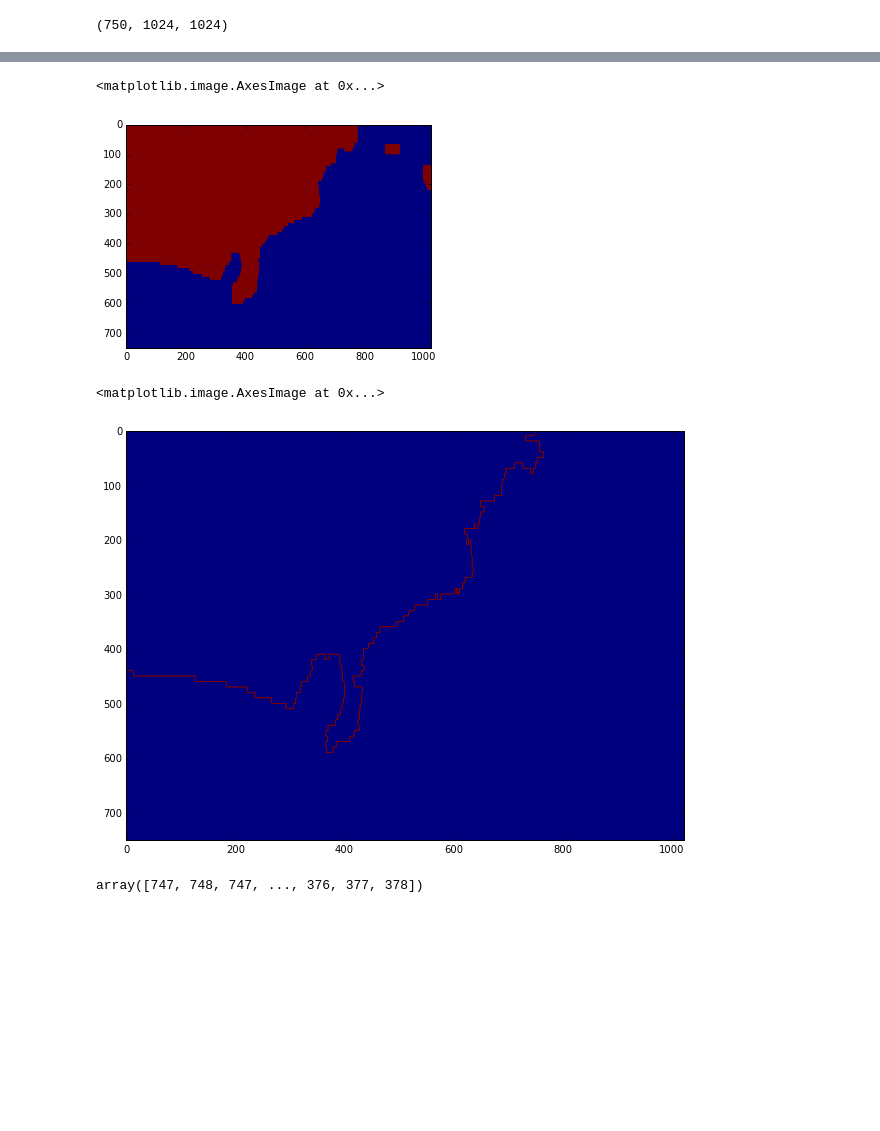
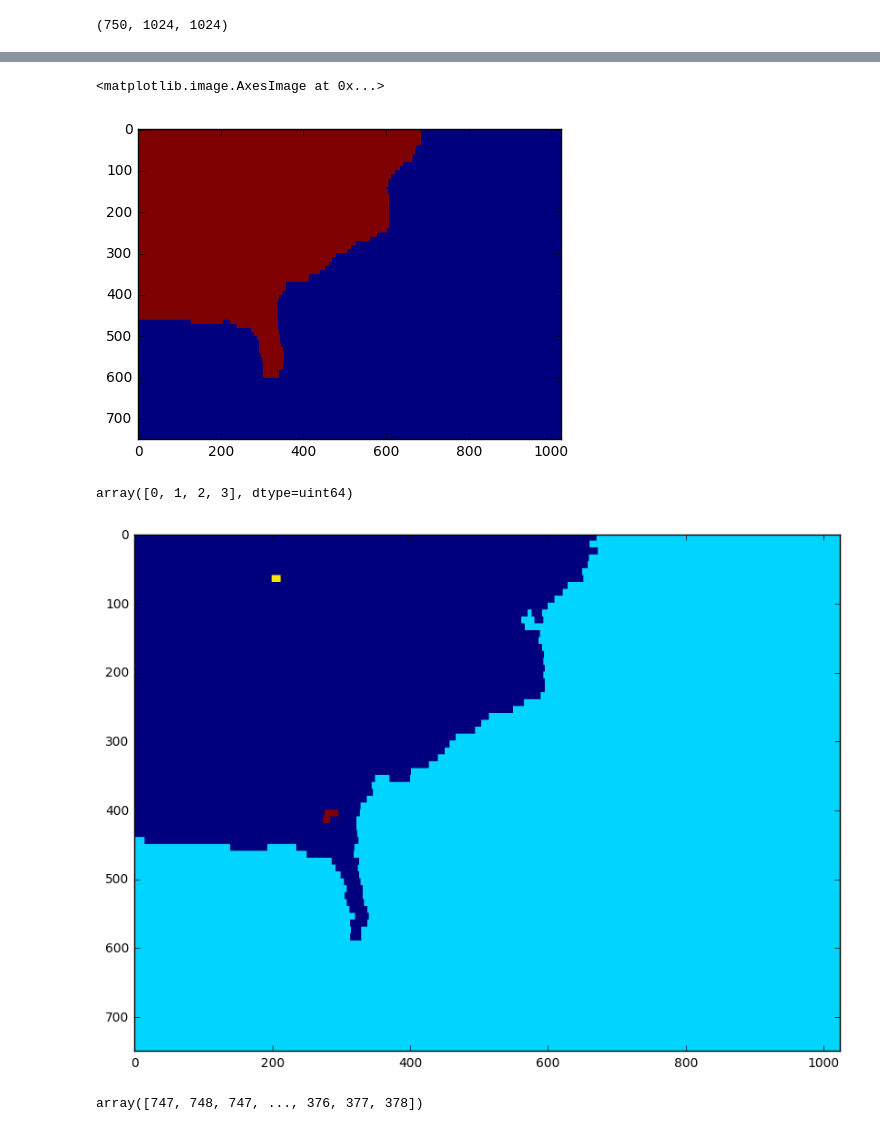
Before and after one commit to Rhoana/3dxp, a Jupyter notebook: AC3MESH.ipynb, the cells around one changed output, grey strips where cells are left out. Cells and saved outputs as stored; diff of their text form; code cells hidden in the pictures; blank space fills up the shorter version.

```diff
--- a/AC3MESH.ipynb
+++ b/AC3MESH.ipynb
@@ -135,35 +134,29 @@ imshow(img)
 # %%
-f = mh.gaussian_filter(resliced[40], 3)
+f = mh.gaussian_filter(resliced[0], 3)
 imshow(f.astype(np.bool))
 # %% [output]
 <matplotlib.image.AxesImage at 0x...>
-[figure, old version]
+[figure, new version]
 # %%
 import skimage.measure
 
-def normalize_labels(array):
-    '''
-    '''
-    return mh.labeled.relabel(array)
-
 def relabel(array):
 
-    relabeled_array = np.array(array)
-
-    relabeled_array = skimage.measure.label(array).astype(np.uint64)
+    relabeled_array = np.zeros(array.shape)
+    relabeled_array = skimage.measure.label(array+1).astype(np.uint64)-1
     # relabeled_array[relabeled_array==0] = relabeled_array.max()
-
-    return normalize_labels(relabeled_array)[0]
+    return relabeled_array
 # %%
-spots = relabel(resliced[40])
+plt.figure(figsize=(10,10))
+spots = relabel(resliced[0])
 big_spot = np.zeros((spots.shape[0], spots.shape[1]), dtype=np.bool)
 big_spot[spots==1] = 1
 borders = mh.labeled.borders(big_spot)
-plt.figure(figsize=(10,10))
-imshow(borders)
+imshow(spots)
+np.unique(spots)
 # %% [output]
-<matplotlib.image.AxesImage at 0x...>
+array([0, 1, 2, 3], dtype=uint64)
-[figure, old version]
+[figure, new version]
 # %%
 y,x = np.where(borders == 1)
 # %%
```
Also changed, not shown: parts of 5 cells of this notebook.
